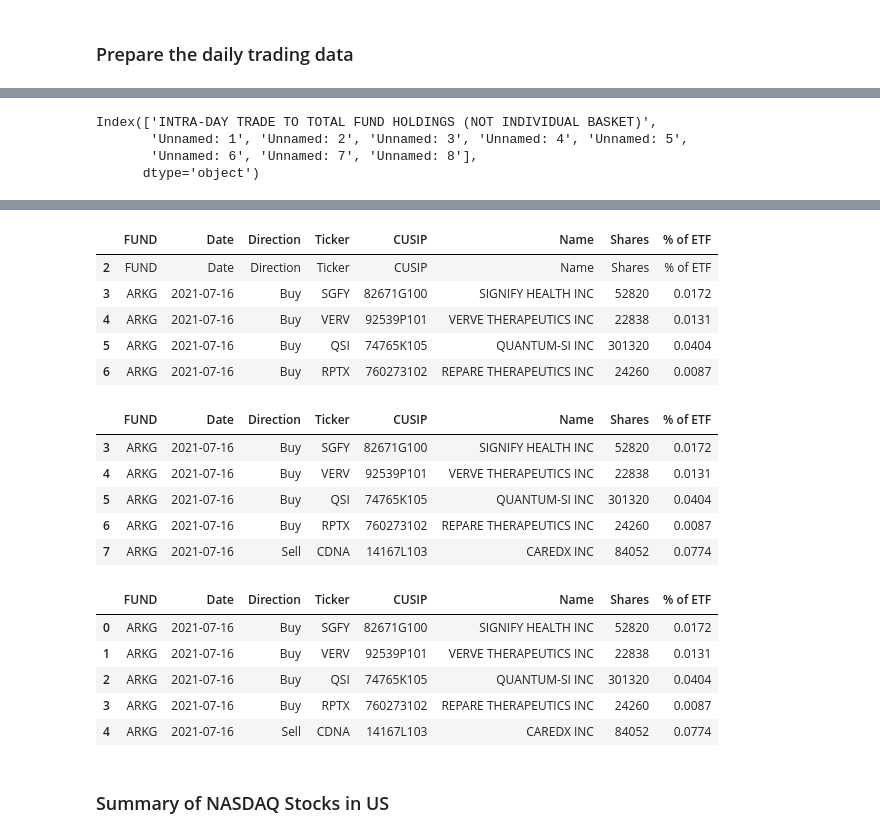
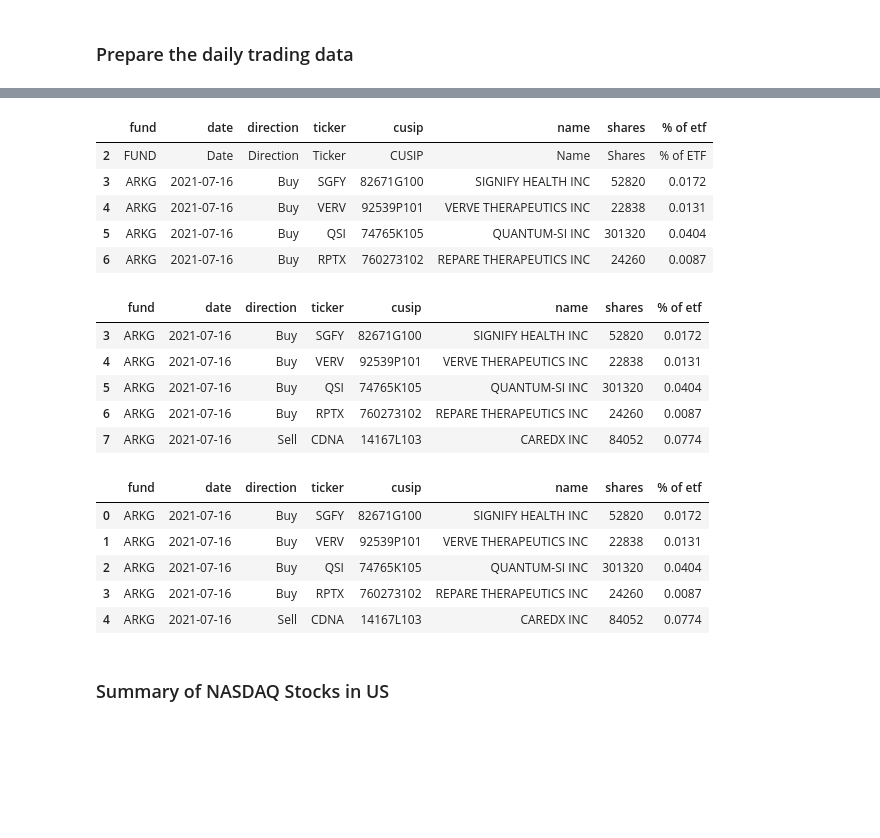
Before and after one commit to Yongliang-Shi/market-prediction, a Jupyter notebook: arks.ipynb, the cells around one changed output, grey strips where cells are left out. Drawn from its saved outputs; the diff is of its cells as text; code cells hidden in the pictures; blank space fills up the shorter version.

Commit message:
convert the column names to lowercase

```diff
--- a/arks.ipynb
+++ b/arks.ipynb
@@ -77,13 +77,6 @@ df.head()
 | 4 | ARKG | 2021-07-16 | Buy | VERV | 92539P101 | VERVE THERAPEUTICS INC | 22838 | ... |
 | 5 | ARKG | 2021-07-16 | Buy | QSI | 74765K105 | QUANTUM-SI INC | 301320 | ... |
 | 6 | ARKG | 2021-07-16 | Buy | RPTX | 760273102 | REPARE THERAPEUTICS INC | 24260 | ... |
-# %%
-df.columns
-# %% [output]
-Index(['INTRA-DAY TRADE TO TOTAL FUND HOLDINGS (NOT INDIVIDUAL BASKET)',
-       'Unnamed: 1', 'Unnamed: 2', 'Unnamed: 3', 'Unnamed: 4', 'Unnamed: 5',
-       'Unnamed: 6', 'Unnamed: 7', 'Unnamed: 8'],
-      dtype='object')
 # %%
 # Drop the last column
 
@@ -99,11 +92,11 @@ df.head()
 # %%
 # Correct the column names
 
-col_names = list(df.iloc[0].values)
+col_names = list(df.iloc[0].str.lower().values)
 df.columns = col_names
 df.head()
 # %% [output]
-|  | FUND | Date | Direction | Ticker | CUSIP | Name | Shares | % of ETF |
+|  | fund | date | direction | ticker | cusip | name | shares | % of etf |
 | 2 | FUND | Date | Direction | Ticker | CUSIP | Name | Shares | % of ETF |
 | 3 | ARKG | 2021-07-16 | Buy | SGFY | 82671G100 | SIGNIFY HEALTH INC | 52820 | 0.0172 |
 | 4 | ARKG | 2021-07-16 | Buy | VERV | 92539P101 | VERVE THERAPEUTICS INC | 22838 | 0.0131 |
@@ -115,7 +108,7 @@ df.head()
 df = df.drop([2])
 df.head()
 # %% [output]
-|  | FUND | Date | Direction | Ticker | CUSIP | Name | Shares | % of ETF |
+|  | fund | date | direction | ticker | cusip | name | shares | % of etf |
 | 3 | ARKG | 2021-07-16 | Buy | SGFY | 82671G100 | SIGNIFY HEALTH INC | 52820 | 0.0172 |
 | 4 | ARKG | 2021-07-16 | Buy | VERV | 92539P101 | VERVE THERAPEUTICS INC | 22838 | 0.0131 |
 | 5 | ARKG | 2021-07-16 | Buy | QSI | 74765K105 | QUANTUM-SI INC | 301320 | 0.0404 |
@@ -128,7 +121,7 @@ df = df.reset_index()
 df = df.drop(columns='index')
 df.head()
 # %% [output]
-|  | FUND | Date | Direction | Ticker | CUSIP | Name | Shares | % of ETF |
+|  | fund | date | direction | ticker | cusip | name | shares | % of etf |
 | 0 | ARKG | 2021-07-16 | Buy | SGFY | 82671G100 | SIGNIFY HEALTH INC | 52820 | 0.0172 |
 | 1 | ARKG | 2021-07-16 | Buy | VERV | 92539P101 | VERVE THERAPEUTICS INC | 22838 | 0.0131 |
 | 2 | ARKG | 2021-07-16 | Buy | QSI | 74765K105 | QUANTUM-SI INC | 301320 | 0.0404 |
```
